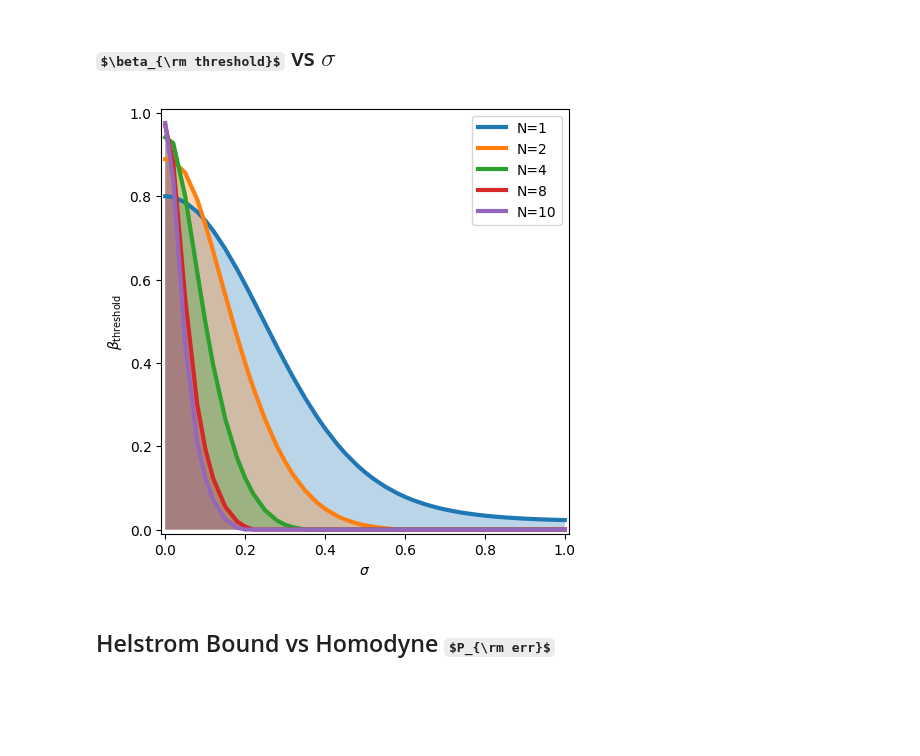
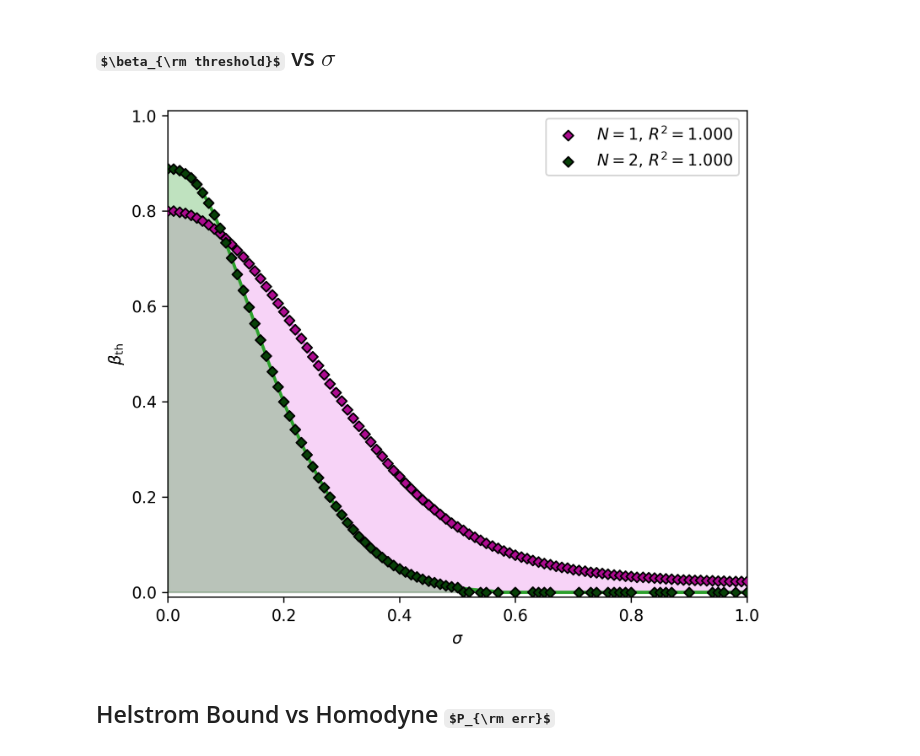
Before and after one commit to KPourgourides/Quantum-Communications-Internship-IRIDA-, a Jupyter notebook: testing_phase_diff.ipynb, the cells around one changed output. Cells and saved outputs as stored; diff of their text form; code cells hidden in the pictures; some formulas as TeX source; blank space fills up the shorter version.

Commit message:
organized files and improved efficiency of beta_opt and beta_th

```diff
--- a/testing_phase_diff.ipynb
+++ b/testing_phase_diff.ipynb
@@ -72,9 +78,9 @@ pd.optimal_squeezing_noisefree()
 ## $\beta_{\rm threshold}$ vs $\sigma$
 # %%
 reload_protocols()
-pd.beta_threshold_vs_sigma(N_values=[1, 2, 4, 8, 10], sigmas=sigmas_test)
+pd.beta_threshold_vs_sigma([1, 2], sigmas, colors_1, colors_2)
 # %% [output]
-[figure, old version]
+[figure, new version]
 # %% [markdown]
 ## Helstrom Bound vs Homodyne $P_{\rm err}$
 # %%
```
Also changed, not shown: parts of 7 cells of this notebook, 1 other file.
